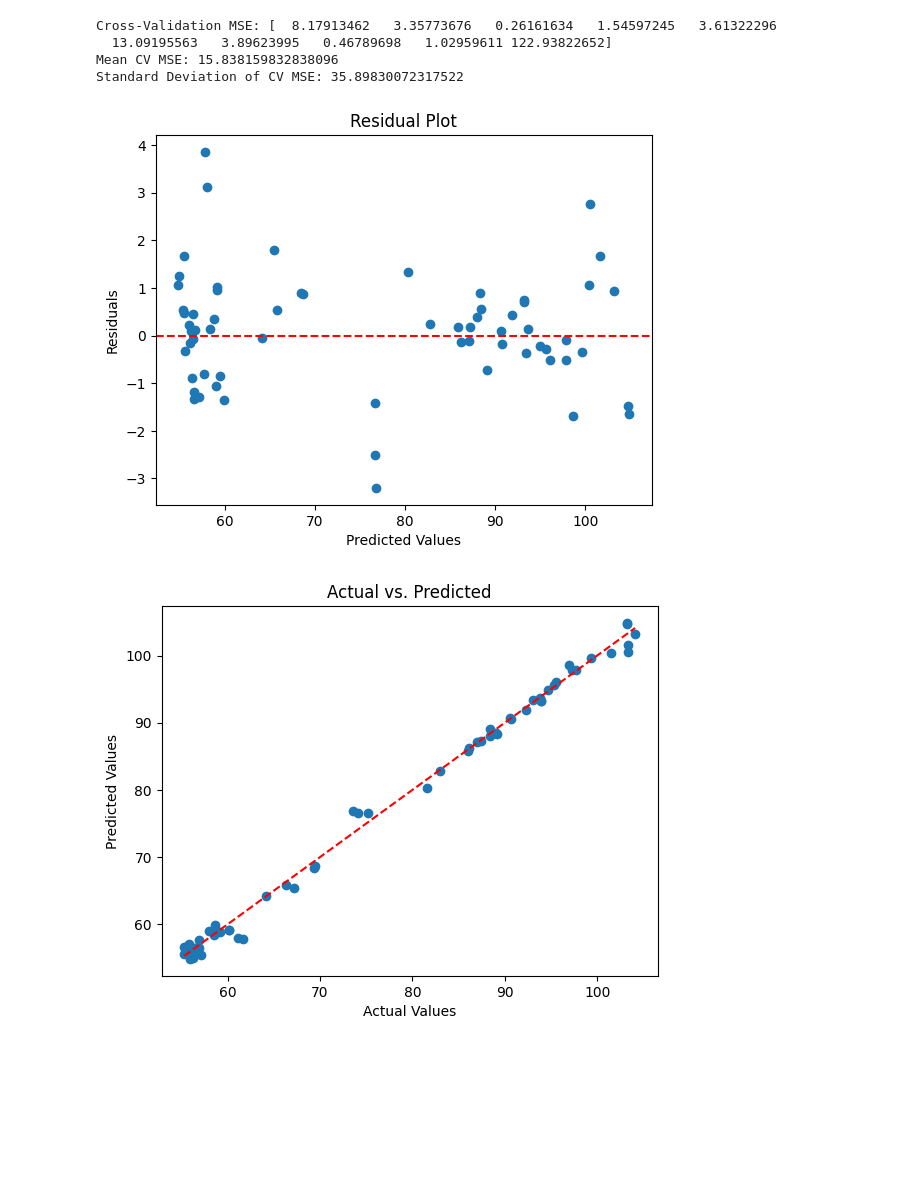
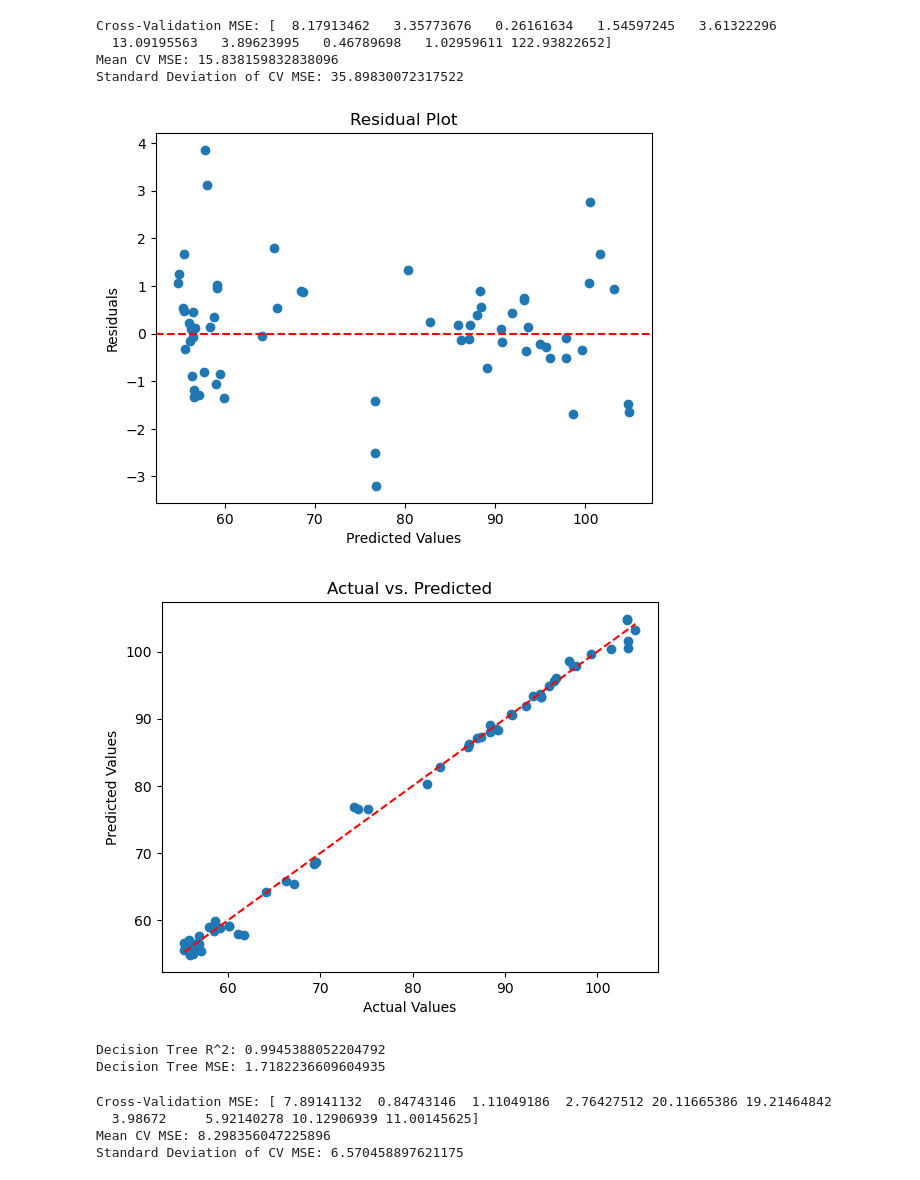
Before and after one commit to Winston8885/econproject, a Jupyter notebook: page.ipynb, the cells around one changed output. Cells and saved outputs as stored; diff of their text form; code cells hidden in the pictures; blank space fills up the shorter version.

```diff
--- a/page.ipynb
+++ b/page.ipynb
@@ -294,0 +308,10 @@ plt.show()
+# %%
+lasso_model = Lasso(alpha=0.1, max_iter=10000)
+lasso_model.fit(X_train, y_train)
+coefficients = pd.Series(lasso_model.coef_, index=features)
+print("Coefficients:\n", coefficients)
+print("Intercept:", lasso_model.intercept_)
+print("R-squared:", lasso_model.score(X_test, y_test))
+y_pred_lasso = lasso_model.predict(X_test)
+print("MSE:", mean_squared_error(y_test, y_pred))
+print("Baseline MSE:", baseline_mse)
@@ -301,23 +370,21 @@ scaler = StandardScaler()
 X_train_scaled = scaler.fit_transform(X_train)
 X_test_scaled = scaler.transform(X_test)
 
-# train a neural network model
+# train
 mlp = MLPRegressor(hidden_layer_sizes=(32, 16), max_iter=10000, random_state=42)
 mlp.fit(X_train_scaled, y_train)
 
-# predict on the test set
-y_pred = mlp.predict(X_test_scaled)
+# predict
+y_pred_neu = mlp.predict(X_test_scaled)
 
-# calculate the mean squared error
+#  mean squared error
 model_mse = mean_squared_error(y_test, y_pred)
 print("Model MSE:", model_mse)
 
-# baseline MSE
-baseline_pred = np.full_like(y_test, np.mean(y_train), dtype=float)
-baseline_mse = mean_squared_error(y_test, baseline_pred)
+
 print("Baseline MSE:", baseline_mse)
 
-# compare model MSE with baseline MSE
+# compare with baseline MSE
 improvement = baseline_mse - model_mse
 print("Improvement over baseline:", improvement)
 # %% [output]
@@ -351,20 +418,20 @@ Mean CV MSE: 15.838159832838096
 Standard Deviation of CV MSE: 35.89830072317522
 # %%
 # 1. Residual Plot
-plt.scatter(y_pred, y_test - y_pred)
+plt.scatter(y_pred_neu, y_test - y_pred_neu)
 plt.xlabel("Predicted Values")
 plt.ylabel("Residuals")
 plt.axhline(y=0, color='r', linestyle='--')
 plt.title("Residual Plot")
 plt.show()
 
 # 2. Actual vs. Predicted
-plt.scatter(y_test, y_pred)
+plt.scatter(y_test, y_pred_neu)
 plt.xlabel("Actual Values")
 plt.ylabel("Predicted Values")
 plt.plot([min(y_test), max(y_test)], [min(y_test), max(y_test)], 'r--')
 plt.title("Actual vs. Predicted")
 plt.show()
 # %% [output]
-[figure, old version]
+[figure, new version]
-[figure, old version]
+[figure, new version]
@@ -370,0 +440,31 @@ plt.show()
+# %%
+tree = DecisionTreeRegressor(max_depth=4, random_state=0)
+tree.fit(X_train, y_train)
+y_pred_tree = tree.predict(X_test)
+
+print("Decision Tree R^2:", r2_score(y_test, y_pred_tree))
+print("Decision Tree MSE:", mean_squared_error(y_test, y_pred_tree))
+# %% [output]
+Decision Tree R^2: 0.9945388052204792
+Decision Tree MSE: 1.7182236609604935
+# %%
+pipeline = Pipeline([
+    ('tree', DecisionTreeRegressor(
+        max_depth=5,
+        min_samples_leaf=5,
+        random_state=42
+    ))
+])
+
+# Cross-validation:
+cv_scores = cross_val_score(pipeline, X, y, cv=10, scoring='neg_mean_squared_error', n_jobs=-1)
+
+# Output
+print("Cross-Validation MSE:", -cv_scores)
+print("Mean CV MSE:", -np.mean(cv_scores))
+print("Standard Deviation of CV MSE:", np.std(cv_scores))
+# %% [output]
+Cross-Validation MSE: [ 7.89141132  0.84743146  1.11049186  2.76427512 20.11665386 19.21464842
+  3.98672     5.92140278 10.12906939 11.00145625]
+Mean CV MSE: 8.298356047225896
+Standard Deviation of CV MSE: 6.570458897621175
```
Also changed, not shown: parts of 18 cells of this notebook.
